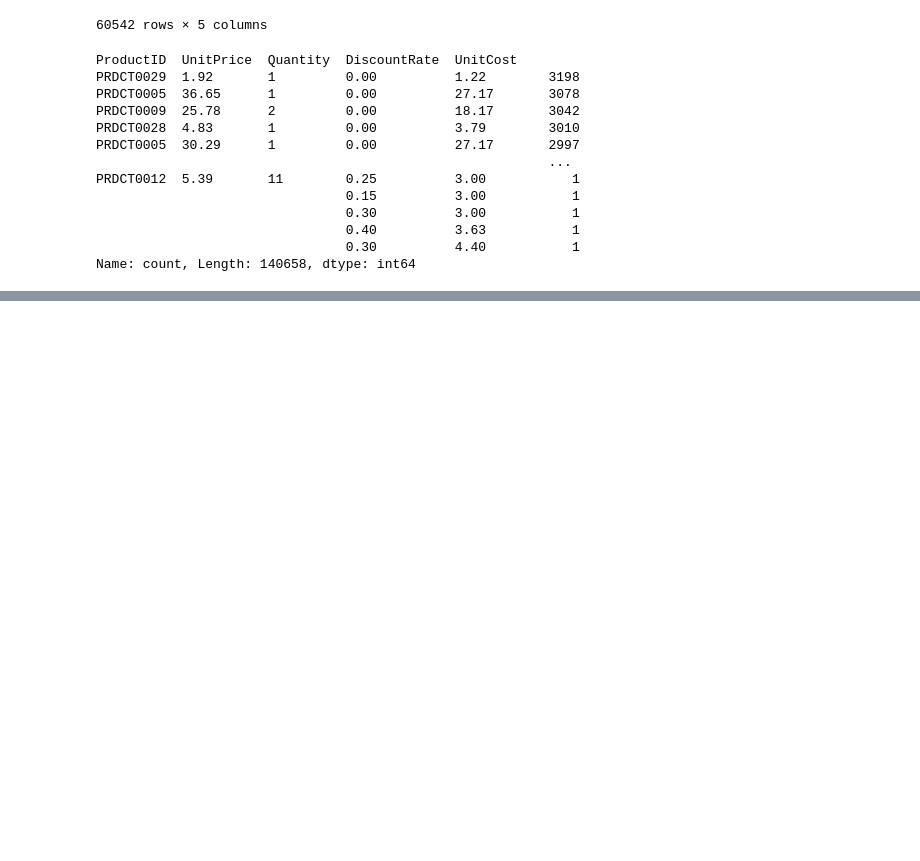
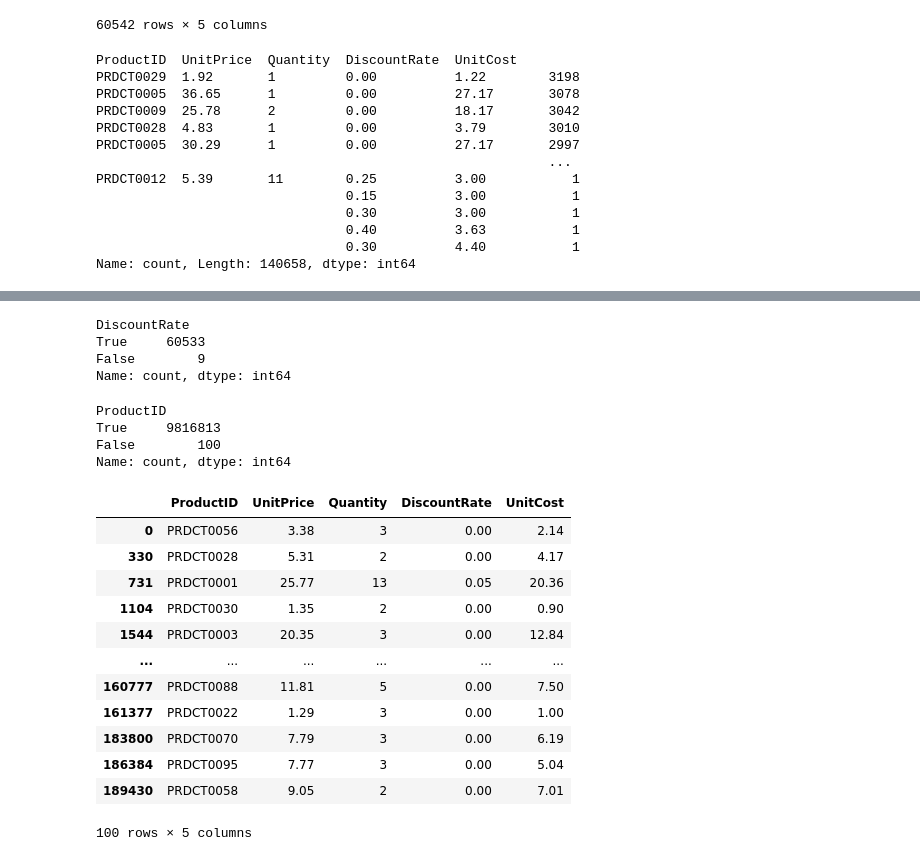
Before and after one commit to Fatima-Arain206/basics-of-python-and-python-libraries, a Jupyter notebook: Libraries/Pandas/Practice/GPT_TASK/Level1.ipynb, the cells around one changed output, grey strips where cells are left out. Drawn from its saved outputs; the diff is of its cells as text; code cells hidden in the pictures; blank space fills up the shorter version.

```diff
--- a/Libraries/Pandas/Practice/GPT_TASK/Level1.ipynb
+++ b/Libraries/Pandas/Practice/GPT_TASK/Level1.ipynb
@@ -737,0 +751,36 @@ Name: count, Length: 140658, dtype: int64
+# %%
+# countduplicats'ArithmeticError
+total_['DiscountRate'].duplicated().value_counts()
+# %% [output]
+DiscountRate
+True     60533
+False        9
+Name: count, dtype: int64
+# %%
+# check duplicates of joinmerge
+join_merge['ProductID'].duplicated().value_counts()
+# %% [output]
+ProductID
+True     9816813
+False        100
+Name: count, dtype: int64
+# %%
+# drop
+join_merge = join_merge.drop_duplicates(subset='ProductID')
+# %%
+# verify
+join_merge
+# %% [output]
+|  | ProductID | UnitPrice | Quantity | DiscountRate | UnitCost |
+| 0 | PRDCT0056 | 3.38 | 3 | 0.00 | 2.14 |
+| 330 | PRDCT0028 | 5.31 | 2 | 0.00 | 4.17 |
+| 731 | PRDCT0001 | 25.77 | 13 | 0.05 | 20.36 |
+| 1104 | PRDCT0030 | 1.35 | 2 | 0.00 | 0.90 |
+| 1544 | PRDCT0003 | 20.35 | 3 | 0.00 | 12.84 |
+| ... | ... | ... | ... | ... | ... |
+| 160777 | PRDCT0088 | 11.81 | 5 | 0.00 | 7.50 |
+| 161377 | PRDCT0022 | 1.29 | 3 | 0.00 | 1.00 |
+| 183800 | PRDCT0070 | 7.79 | 3 | 0.00 | 6.19 |
+| 186384 | PRDCT0095 | 7.77 | 3 | 0.00 | 5.04 |
+| 189430 | PRDCT0058 | 9.05 | 2 | 0.00 | 7.01 |
+100 rows × 5 columns
```
Also changed, not shown: parts of 21 cells of this notebook.
